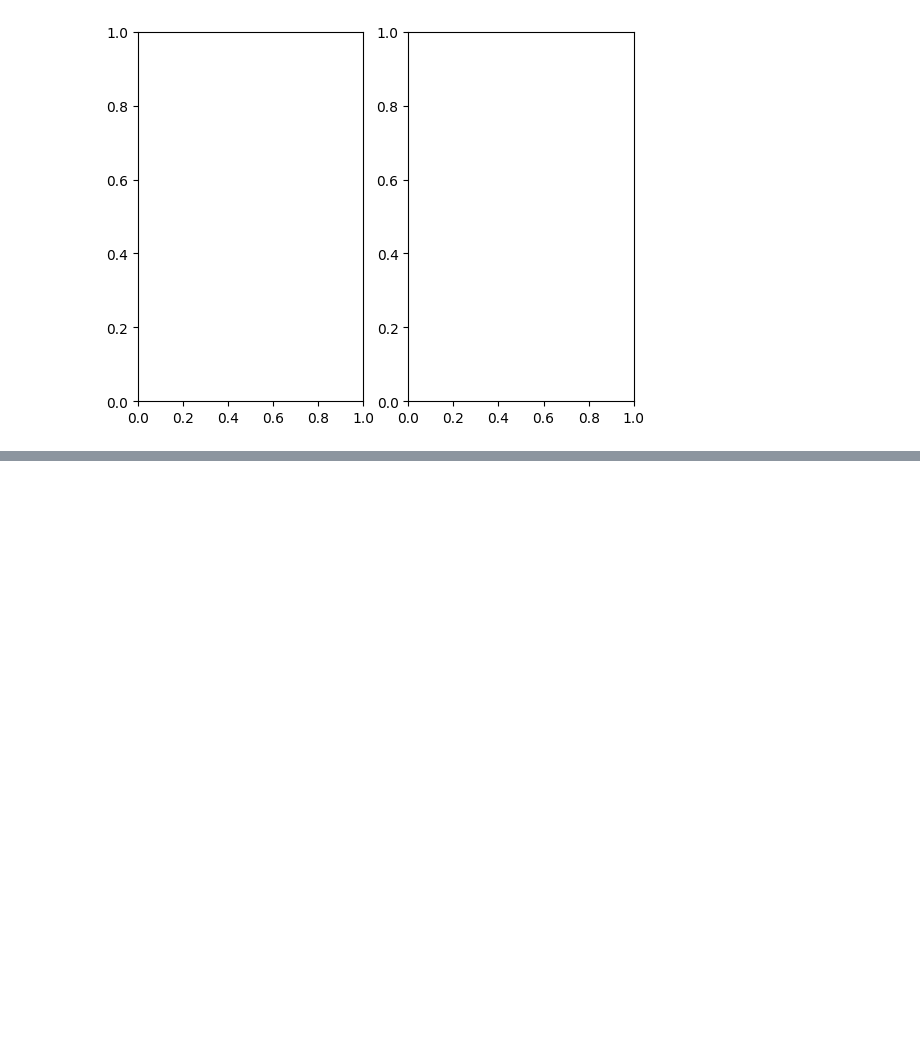
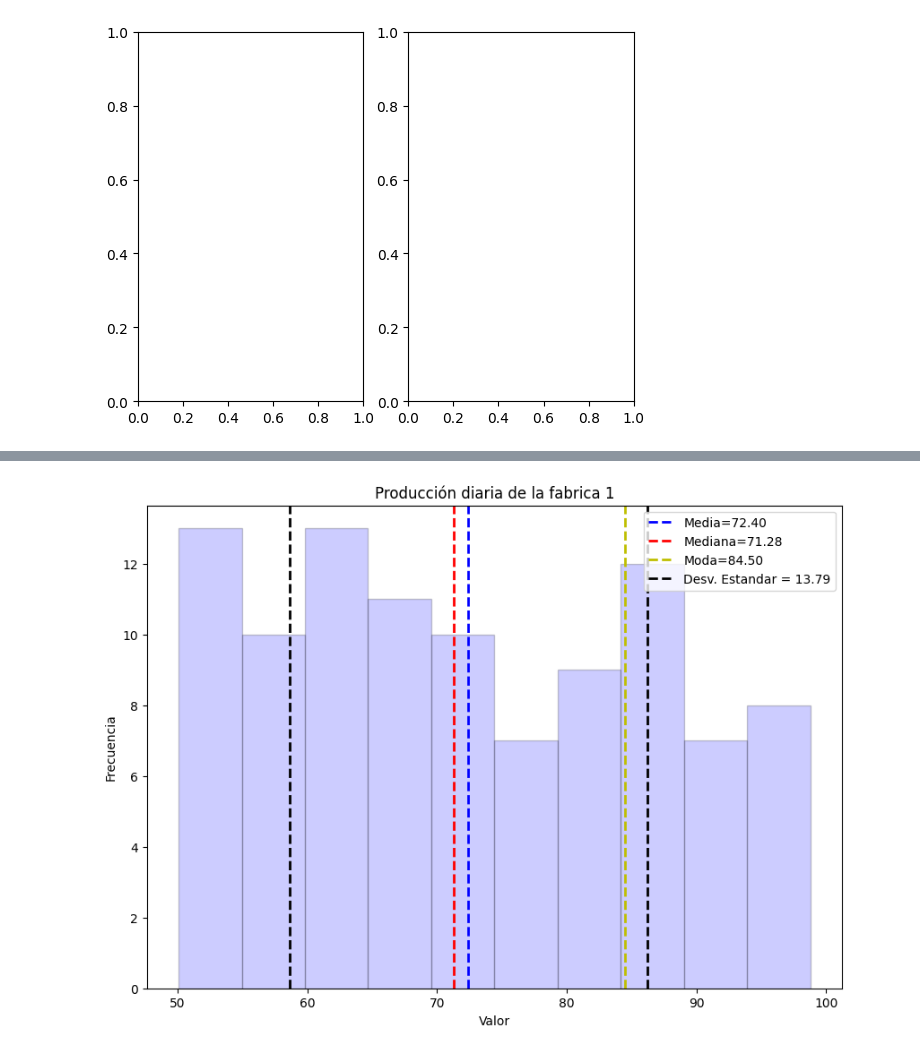
Before and after one commit to EmanuelMmmmmm/Probabilidad, a Jupyter notebook: Unidad 1/ProbyE_U1_p1.ipynb, the cells around one changed output, grey strips where cells are left out. Drawn from its saved outputs; the diff is of its cells as text; code cells hidden in the pictures; blank space fills up the shorter version.

```diff
--- a/Unidad 1/ProbyE_U1_p1.ipynb
+++ b/Unidad 1/ProbyE_U1_p1.ipynb
@@ -197,0 +218,10 @@ plt.show()
+# %%
+maximo2 = max(fabrica2)
+minimo2 = min (fabrica2)
+rango2 = maximo2 - minimo2
+media2 = mean (fabrica2)
+mediana2 = median (fabrica2)
+moda2 = mode (fabrica2)
+print ("Estadistica Descriptiva de la Fabrica 2 \n", "Media =", media2,
+      "\n Mediana =" ,mediana2, "\n Moda =", moda2, "\n Maximo=", maximo2,
+      "\n Minimo= ", minimo2, "\n Rango=", rango2)
@@ -197,0 +267,19 @@ plt.show()
+# %%
+plt.figure(figsize = (10,7))
+plt.hist(fabrica2, bins=10, alpha=0.2, color='b', edgecolor="black")
+plt.axvline(media2, color='b', linestyle='dashed', linewidth=2, label=f'Media={media2:.2f}')
+plt.axvline(mediana2, color='r', linestyle='dashed', linewidth=2, label=f'Mediana={mediana2:.2f}')
+plt.axvline(moda2, color='y', linestyle='dashed', linewidth=2, label=f'Moda={moda2:.2f}')
+
+plt.axvline(media2 - desviacion_estandar_fabrica1, color='black', linestyle='dashed',
+            linewidth=2, label=f'Desv. Estandar = {desviacion_estandar_fabrica1:.2f}')
+plt.axvline(media2 + desviacion_estandar_fabrica1, color='black', linestyle='dashed',
+            linewidth=2)
+
+plt.xlabel('Valor')
+plt.ylabel('Frecuencia')
+plt.title("Producción diaria de la fabrica 1")
+plt.legend()
+plt.show()
+# %% [output]
+[figure, added]
```
Also changed, not shown: parts of 16 cells of this notebook.
